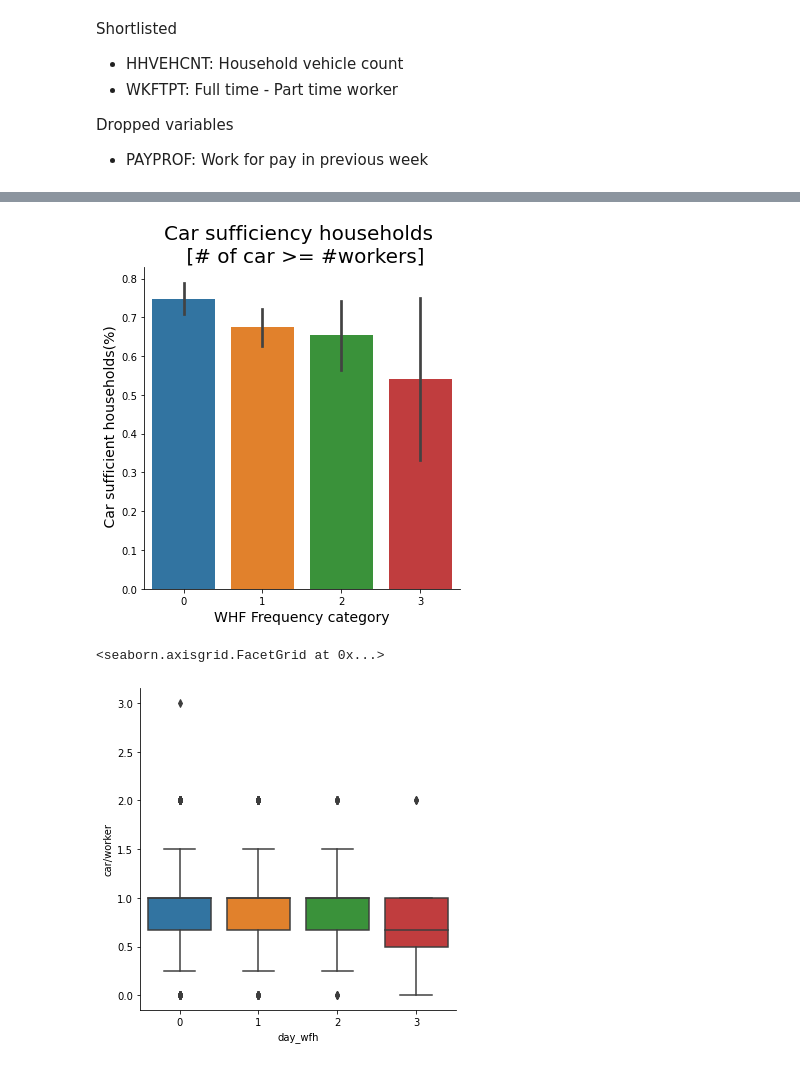
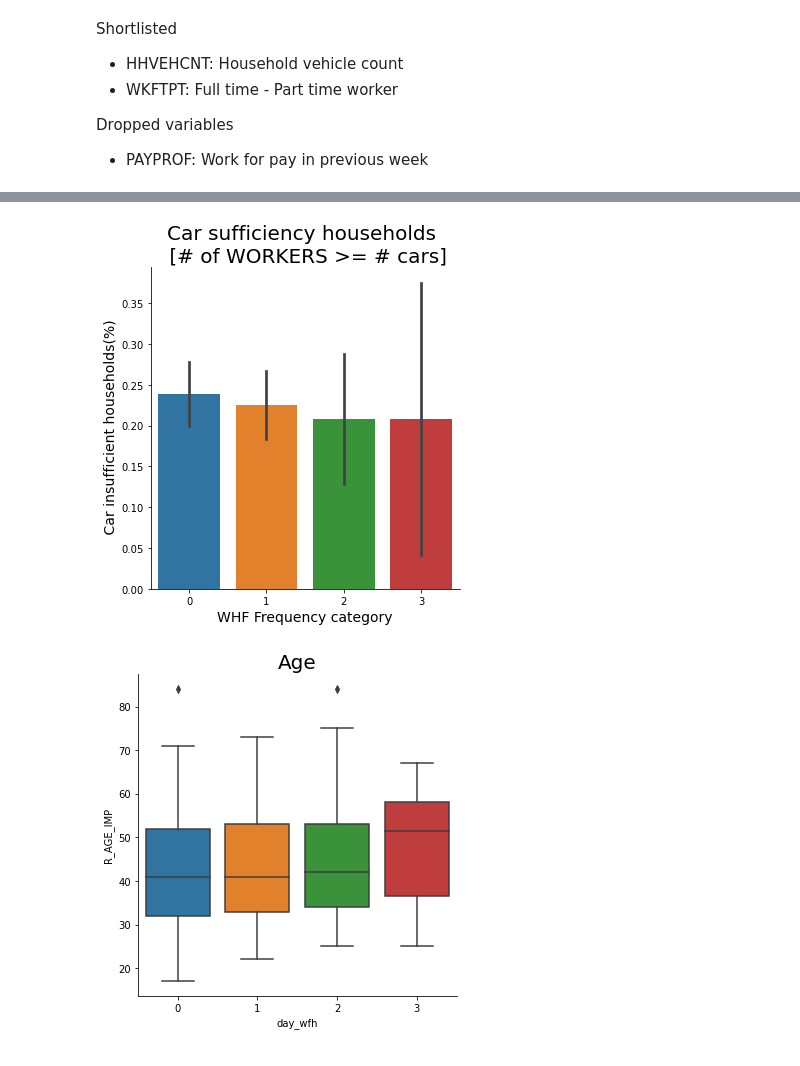
Before and after one commit to annitodd/activitysim, a Jupyter notebook: carb/jupyter_notebooks/WFH_rates.ipynb, the cells around one changed output, grey strips where cells are left out. Saved outputs shown, nothing was run; the diff lists cells and outputs as text; code cells hidden in the pictures.

Commit message:
job_sector_model_v0

```diff
--- a/carb/jupyter_notebooks/WFH_rates.ipynb
+++ b/carb/jupyter_notebooks/WFH_rates.ipynb
@@ -136,7 +187,8 @@ plt.title('Drivers in the household', fontsize = 20);
 # %%
-sns.catplot(x="HHVEHCNT", y="wfh_option", kind="bar", data=workers)
+workers['cars'] = pd.cut(workers.HHVEHCNT, (0,1,2,3,4,20), labels = [0,1,2,3,4])
+sns.catplot(x="cars", y="wfh_option", kind="bar", data=workers)
 plt.ylabel('Work from home option (%)',fontsize = 14);
 plt.xlabel('Vehicles in household',fontsize = 14)
 plt.title('Vehicles in the household', fontsize = 20);
-workers["HHVEHCNT"].value_counts().sort_index()
+# workers["HHVEHCNT"].value_counts().sort_index()
 # %% [output]
@@ -283,0 +226,23 @@ plt.xticks(rotation = 90);
+# %%
+# Job sector
+workers['job_sector'] = (workers['OCCAT']>=4).astype(int)
+
+#Age
+workers['age_cat'] = pd.cut(workers['R_AGE_IMP'], bins = [15,25,45, 100],
+                       labels = [0,1,2])
+workers['age:<25'] = (workers['age_cat'] == 0).astype(float)
+workers['age:25-45'] = (workers['age_cat'] == 1).astype(float)
+workers['age:45-60'] = (workers['age_cat'] == 2).astype(float)
+
+#Income
+workers['income_cat'] = pd.cut(workers['HHFAMINC'], bins = [0, 6, 9, 11],
+                       labels = [0, 1, 2])
+
+workers['income:low_income'] = (workers['income_cat'] == 0).astype(float)
+workers['income:middle_income'] = (workers['income_cat'] == 1).astype(float)
+
+# Full-time worker
+workers['full_worker'] = workers['WKFTPT'].replace({2:0})
+
+#Adults
+workers['adults'] = (workers['NUMADLT'] <= 2).astype(float)
@@ -286 +293,7 @@ plt.xticks(rotation = 90);
 How many days per week a person works from home if WFH is an option
+# %%
+wfh_workers = workers[workers.wfh_option == 1]
+wfh_workers = workers[workers['WKFMHMXX'] >= 0]
+
+wfh_workers['day_wfh'] = pd.cut(wfh_workers['WKFMHMXX'], bins = [-1,2,8,15,np.inf], labels = [0, 1, 2, 3]).astype(int)
+print ('There are {} observation with WORK FROM HOME as option'.format(wfh_workers.shape[0]))
@@ -345,14 +340,14 @@ Name: WKFTPT, dtype: int64
 # %%
-wfh_workers['car_suff']
+wfh_workers['car_suff'] = (wfh_workers['WRKCOUNT'] > wfh_workers['HHVEHCNT']).astype(int)
 
 sns.catplot(x="day_wfh", y='car_suff', kind="bar", data=wfh_workers)
-plt.ylabel(' Car sufficient households(%)',fontsize = 14);
+plt.ylabel(' Car insufficient households(%)',fontsize = 14);
 plt.xlabel('WHF Frequency category',fontsize = 14)
-plt.title('Car sufficiency households \n [# of car >= #workers]', fontsize = 20);
+plt.title('Car sufficiency households \n [# of WORKERS >= # cars]', fontsize = 20);
 # %% [output]
-[figure, old version]
+[figure, new version]
 # %%
-sns.catplot(x="day_wfh", y="car/worker", kind="box",data=wfh_workers)
+sns.catplot(x="day_wfh", y="R_AGE_IMP", kind="box",data=wfh_workers)
+plt.title('Age', fontsize = 20);
 # %% [output]
-<seaborn.axisgrid.FacetGrid at 0x...>
-[figure, old version]
+[figure, new version]
```
Also changed, not shown: parts of 89 cells of this notebook, 15 other files.
